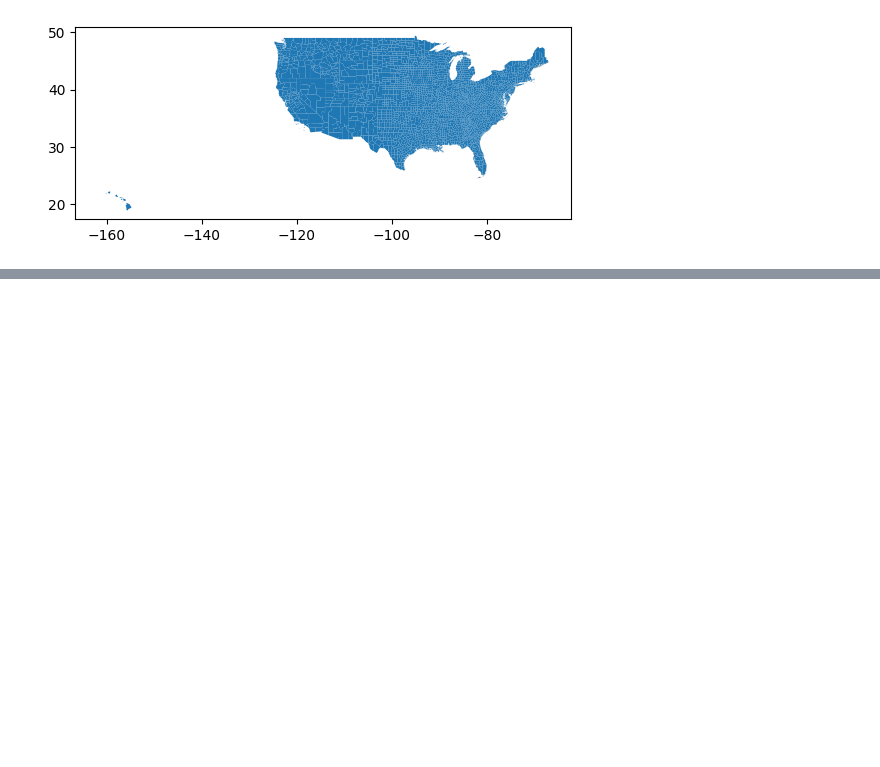
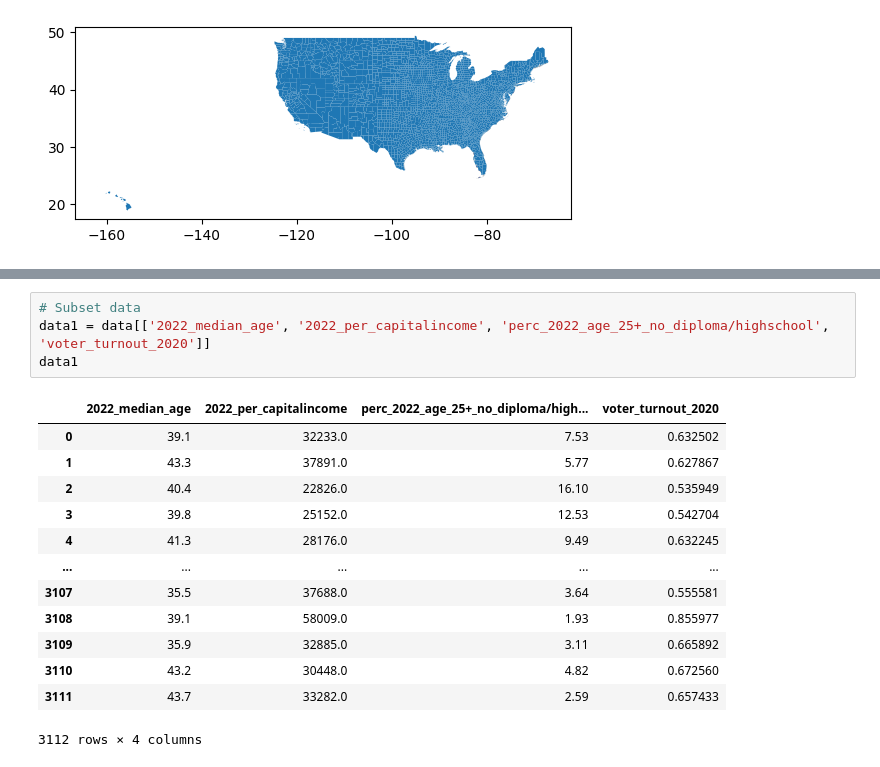
Before and after one commit to kechcole/Machine-Learning, a Jupyter notebook: Notebook/2.Multiple Linear Regression.ipynb, the cells around one changed output, grey strips where cells are left out. Saved outputs shown, nothing was run; the diff lists cells and outputs as text; blank space fills up the shorter version.

```diff
--- a/Notebook/2.Multiple Linear Regression.ipynb
+++ b/Notebook/2.Multiple Linear Regression.ipynb
@@ -104,0 +113,18 @@ Index(['county_fip', 'fips', 'name', 'population', 'population_persqmile',
+# %%
+# Subset data
+data1 = data[['2022_median_age', '2022_per_capitalincome', 'perc_2022_age_25+_no_diploma/highschool', 'voter_turnout_2020']]
+data1
+# %% [output]
+|  | 2022_median_age | 2022_per_capitalincome | perc_2022_age_25+_no_diploma/high... | voter_turnout_2020 |
+| 0 | 39.1 | 32233.0 | 7.53 | 0.632502 |
+| 1 | 43.3 | 37891.0 | 5.77 | 0.627867 |
+| 2 | 40.4 | 22826.0 | 16.10 | 0.535949 |
+| 3 | 39.8 | 25152.0 | 12.53 | 0.542704 |
+| 4 | 41.3 | 28176.0 | 9.49 | 0.632245 |
+| ... | ... | ... | ... | ... |
+| 3107 | 35.5 | 37688.0 | 3.64 | 0.555581 |
+| 3108 | 39.1 | 58009.0 | 1.93 | 0.855977 |
+| 3109 | 35.9 | 32885.0 | 3.11 | 0.665892 |
+| 3110 | 43.2 | 30448.0 | 4.82 | 0.672560 |
+| 3111 | 43.7 | 33282.0 | 2.59 | 0.657433 |
+3112 rows × 4 columns
```
Also changed, not shown: parts of 10 cells of this notebook.
